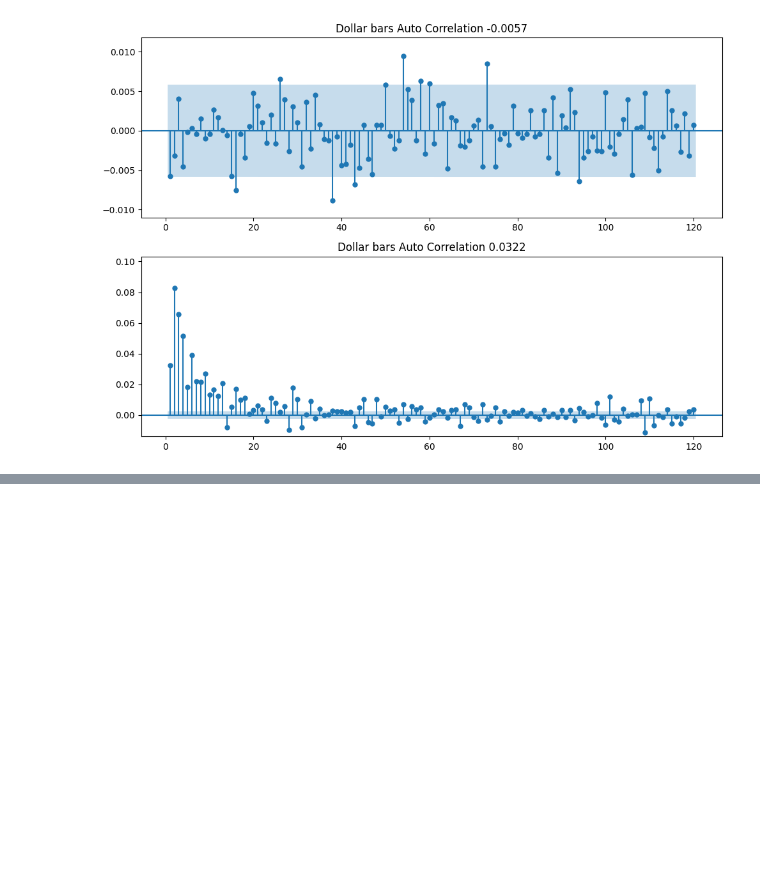
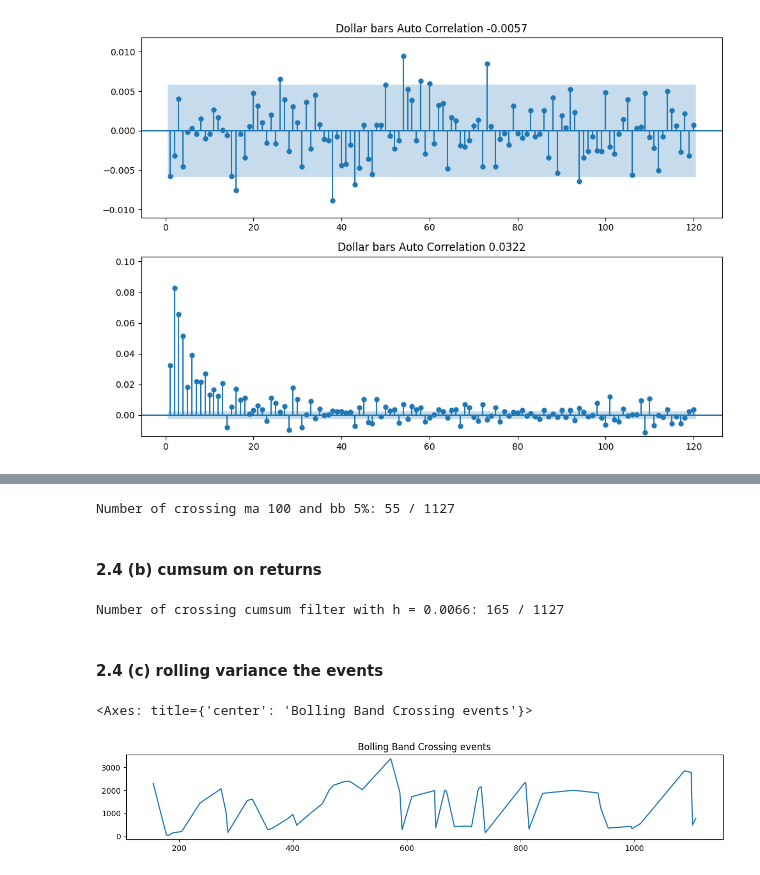
Before and after one commit to yakir4123/Advances-In-Financial-Machine-Learning, a Jupyter notebook: Chapter2.ipynb, the cells around one changed output, grey strips where cells are left out. Cells and saved outputs as stored; diff of their text form; code cells hidden in the pictures; blank space fills up the shorter version.

```diff
--- a/Chapter2.ipynb
+++ b/Chapter2.ipynb
@@ -457,0 +546,9 @@ sol_transactions = load_df(f"Advances-In-Financial-Machine-Learning\data\SOLUSDT
+# %%
+# dates = ['2024-03', '2024-04', '2024-05']
+# btc_transactions = reduce_memory_usage(
+#     pd.concat([
+#         load_df(f"Advances-In-Financial-Machine-Learning\data\BTCUSDT-trades-{date}.csv")
+#         for date in dates
+#     ])
+# )
+btc_dollar_bar = create_dollar_bars(btc_transactions, int(1e9))
@@ -457,0 +559,31 @@ sol_transactions = load_df(f"Advances-In-Financial-Machine-Learning\data\SOLUSDT
+# %%
+def calculate_bollinger_bands(prices, window_size=20, width=0.05):
+    moving_average = prices.rolling(window=window_size).mean()
+
+    upper_band = moving_average * (1 + width / 2)
+    lower_band = moving_average * (1 - width / 2)
+    return moving_average, upper_band, lower_band
+
+
+def bb_crossings(timestamps: np.ndarray, prices: np.ndarray, upper_band: np.ndarray, lower_band: np.ndarray):
+    crosses_upper = (prices[:-1] <= upper_band[:-1]) & (prices[1:] > upper_band[1:])
+    crosses_lower = (prices[:-1] >= lower_band[:-1]) & (prices[1:] < lower_band[1:])
+
+    return timestamps[1:][crosses_lower | crosses_upper]
+# %%
+ma, ub, lb = calculate_bollinger_bands(btc_dollar_bar['close'], window_size=100, width=0.05)
+
+plot_data_points = int(1e5)
+_btc_dollar_bar = btc_dollar_bar.iloc[:plot_data_points]
+_ma, _ub, _lb = ma[:plot_data_points], ub[:plot_data_points], lb[:plot_data_points]
+open_time = pd.to_datetime(_btc_dollar_bar['time'], unit='ms')
+
+fig = go.Figure(
+    data=[go.Candlestick(x=open_time, open=_btc_dollar_bar['open'],
+                         high=_btc_dollar_bar['high'], low=_btc_dollar_bar['low'],
+                         close=_btc_dollar_bar['close'], name='BTC Dollar Bars')]
+).update_layout(xaxis_title="Time", yaxis_title="Price", title="Dollar Bars with Bollinger Bands")
+fig.add_trace(go.Scatter(x=open_time, y=_ma, line=dict(color="blue", width=1), name='MA'))
+fig.add_trace(go.Scatter(x=open_time, y=_ub, line=dict(color="gray", width=1), name='Upper Band'))
+fig.add_trace(go.Scatter(x=open_time, y=_lb, line=dict(color="gray", width=1), fill = 'tonexty', name='Lower Band'))
+fig.show()
@@ -457,0 +592,7 @@ sol_transactions = load_df(f"Advances-In-Financial-Machine-Learning\data\SOLUSDT
+# %%
+bb_crossing_events = bb_crossings(btc_dollar_bar["time"].values, btc_dollar_bar["close"].values, ub.values, lb.values)
+print(f'Number of crossing ma 100 and bb 5%: {len(bb_crossing_events)} / {len(btc_dollar_bar)}')
+# %% [output]
+Number of crossing ma 100 and bb 5%: 55 / 1127
+# %% [markdown]
+#### 2.4 (b) cumsum on returns
@@ -457,0 +601,15 @@ sol_transactions = load_df(f"Advances-In-Financial-Machine-Learning\data\SOLUSDT
+# %%
+from numba_implementations import getTEvents
+
+
+cumsum_events = getTEvents(btc_dollar_bar['time'][1:].values, btc_dollar_bar_returns.values, 0.025)
+print(f'Number of crossing cumsum filter with h = 0.0066: {len(cumsum_events)} / {len(btc_dollar_bar)}')
+# %% [output]
+Number of crossing cumsum filter with h = 0.0066: 165 / 1127
+# %% [markdown]
+#### 2.4 (c) rolling variance the events
+# %%
+btc_dollar_bar[btc_dollar_bar['time'].isin(bb_crossing_events)]['close'].rolling(3).std().plot(title='Bolling Band Crossing events', figsize=(14, 2))
+# %% [output]
+<Axes: title={'center': 'Bolling Band Crossing events'}>
+[figure, added]
```
Also changed, not shown: parts of 28 cells of this notebook, 1 other file.
